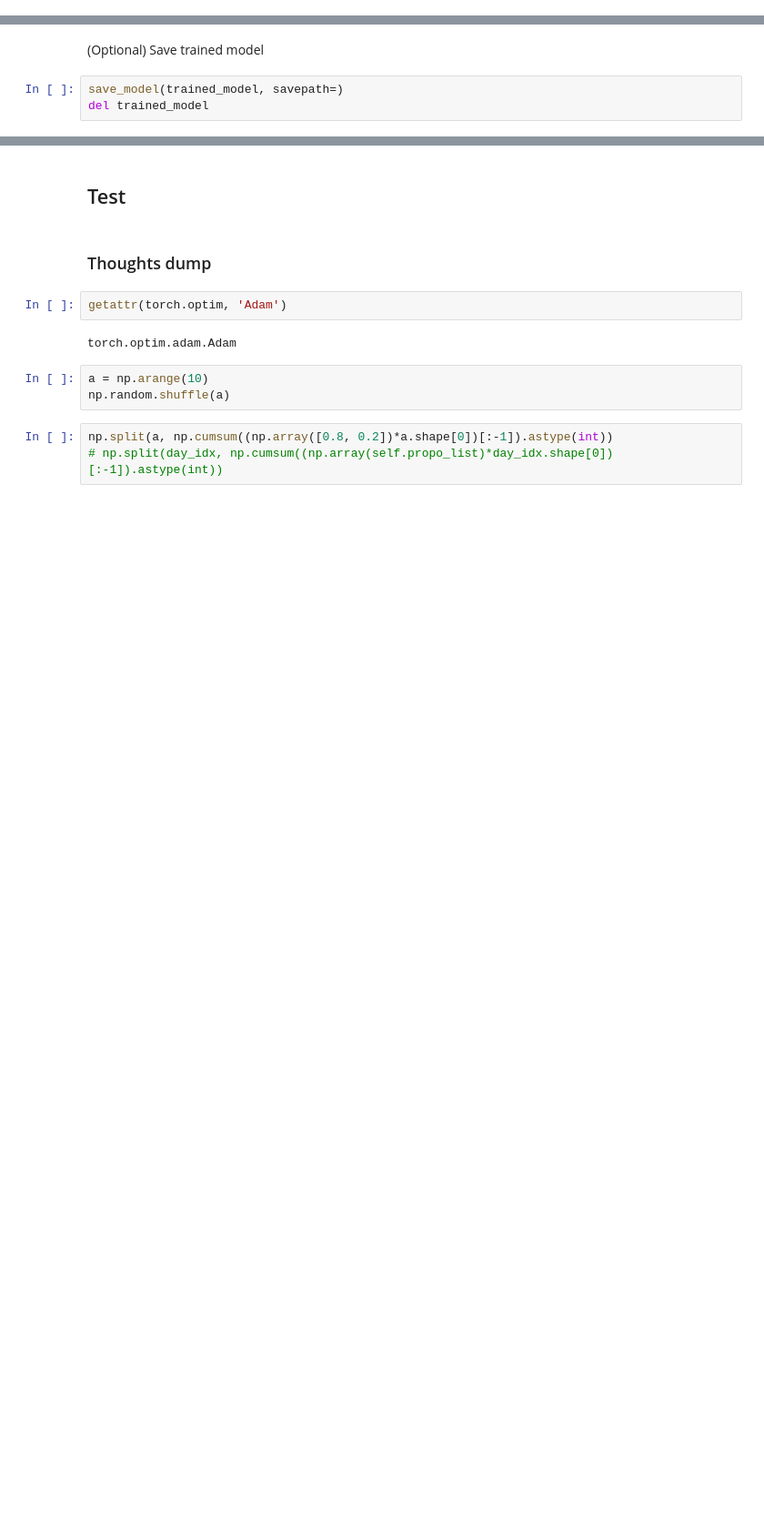
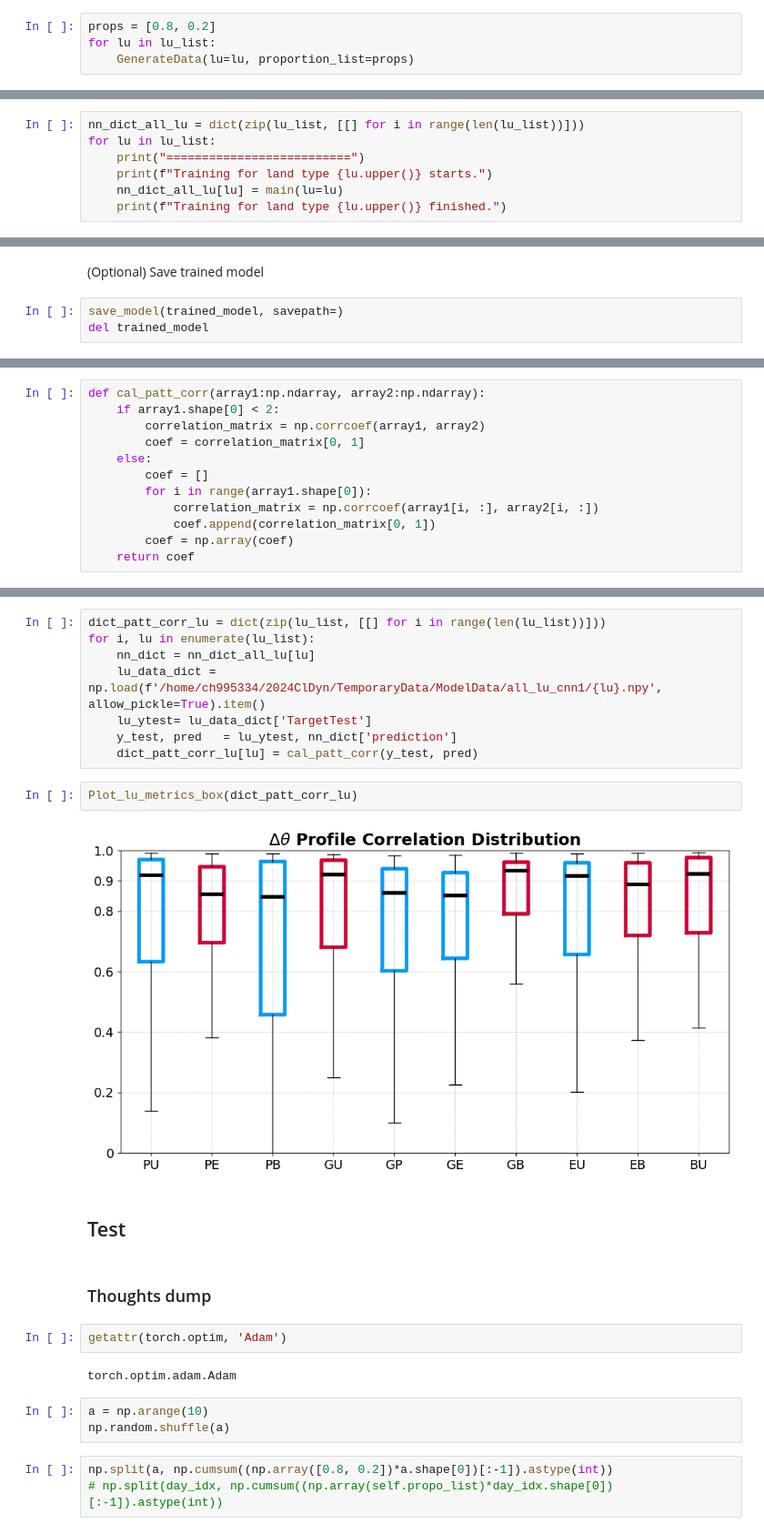
Before and after one commit to Stacy-Guo227/2024_CloudDynamics, a Jupyter notebook: CODE/all_lu_cnn1.ipynb, the cells around one changed output, grey strips where cells are left out. Shown at 91% size. Drawn from its saved outputs; the diff is of its cells as text; blank space fills up the shorter version.

Commit message:
Mod. all_lu_cnn1: Finished training, plotted correlation distribution.

```diff
--- a/CODE/all_lu_cnn1.ipynb
+++ b/CODE/all_lu_cnn1.ipynb
@@ -235,0 +272,4 @@ model_init
+# %%
+props = [0.8, 0.2]
+for lu in lu_list:
+    GenerateData(lu=lu, proportion_list=props)
@@ -244,0 +312,7 @@ nn_dict      = {'trained_model':, 'loss_log':, 'prediction':}
+# %%
+nn_dict_all_lu = dict(zip(lu_list, [[] for i in range(len(lu_list))]))
+for lu in lu_list:
+    print("==========================")
+    print(f"Training for land type {lu.upper()} starts.")
+    nn_dict_all_lu[lu] = main(lu=lu)
+    print(f"Training for land type {lu.upper()} finished.")
@@ -249,0 +346,12 @@ del trained_model
+# %%
+def cal_patt_corr(array1:np.ndarray, array2:np.ndarray):
+    if array1.shape[0] < 2:
+        correlation_matrix = np.corrcoef(array1, array2)
+        coef = correlation_matrix[0, 1]
+    else:
+        coef = []
+        for i in range(array1.shape[0]):
+            correlation_matrix = np.corrcoef(array1[i, :], array2[i, :])
+            coef.append(correlation_matrix[0, 1])
+        coef = np.array(coef)
+    return coef
@@ -250,3 +401,15 @@ del trained_model
+# %%
+dict_patt_corr_lu = dict(zip(lu_list, [[] for i in range(len(lu_list))]))
+for i, lu in enumerate(lu_list):
+    nn_dict = nn_dict_all_lu[lu]
+    lu_data_dict = np.load(f'/home/ch995334/2024ClDyn/TemporaryData/ModelData/all_lu_cnn1/{lu}.npy', allow_pickle=True).item()
+    lu_ytest= lu_data_dict['TargetTest']
+    y_test, pred   = lu_ytest, nn_dict['prediction']
+    dict_patt_corr_lu[lu] = cal_patt_corr(y_test, pred)
+# %%
+Plot_lu_metrics_box(dict_patt_corr_lu)
+# %% [output]
+[figure, added]
 # %% [markdown]
 ## Test
 # %% [markdown]
```
Also changed, not shown: parts of 19 cells of this notebook.
